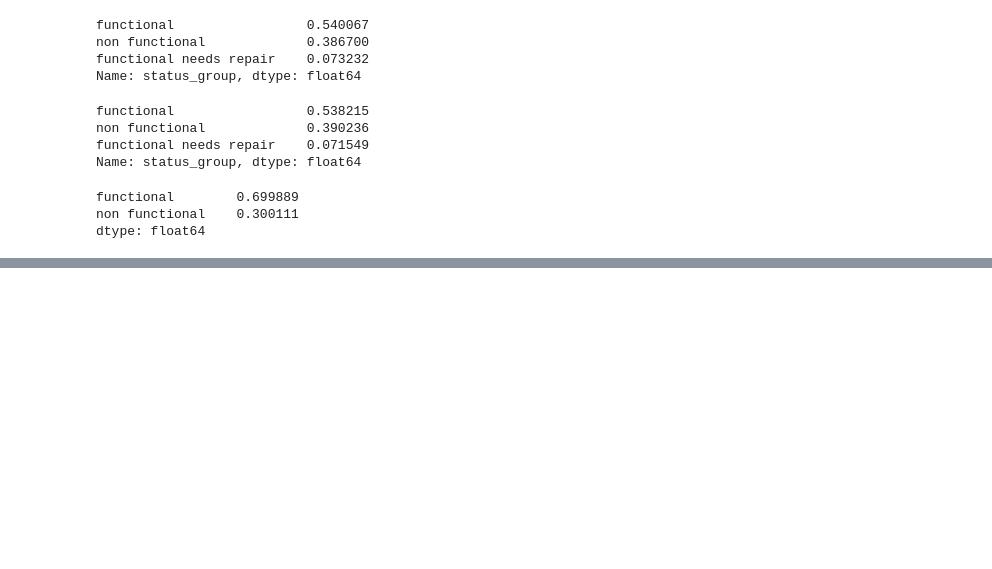
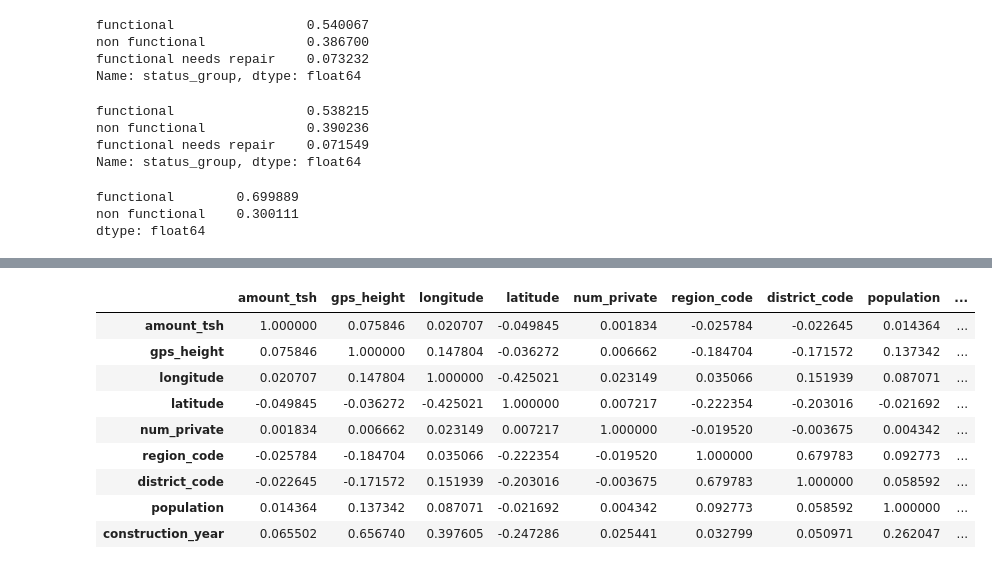
Before and after one commit to bkrant/DS3-Predictive-Modeling-Challenge, a Jupyter notebook: WaterPump_Kaggle.ipynb, the cells around one changed output, grey strips where cells are left out. Cells and saved outputs as stored; diff of their text form; code cells hidden in the pictures; blank space fills up the shorter version.

```diff
--- a/WaterPump_Kaggle.ipynb
+++ b/WaterPump_Kaggle.ipynb
@@ -216,0 +420,13 @@ len(y_pred)
+# %%
+X_train.corr()
+# %% [output]
+|  | amount_tsh | gps_height | longitude | latitude | num_private | region_code | district_code | population | ... |
+| amount_tsh | 1.000000 | 0.075846 | 0.020707 | -0.049845 | 0.001834 | -0.025784 | -0.022645 | 0.014364 | ... |
+| gps_height | 0.075846 | 1.000000 | 0.147804 | -0.036272 | 0.006662 | -0.184704 | -0.171572 | 0.137342 | ... |
+| longitude | 0.020707 | 0.147804 | 1.000000 | -0.425021 | 0.023149 | 0.035066 | 0.151939 | 0.087071 | ... |
+| latitude | -0.049845 | -0.036272 | -0.425021 | 1.000000 | 0.007217 | -0.222354 | -0.203016 | -0.021692 | ... |
+| num_private | 0.001834 | 0.006662 | 0.023149 | 0.007217 | 1.000000 | -0.019520 | -0.003675 | 0.004342 | ... |
+| region_code | -0.025784 | -0.184704 | 0.035066 | -0.222354 | -0.019520 | 1.000000 | 0.679783 | 0.092773 | ... |
+| district_code | -0.022645 | -0.171572 | 0.151939 | -0.203016 | -0.003675 | 0.679783 | 1.000000 | 0.058592 | ... |
+| population | 0.014364 | 0.137342 | 0.087071 | -0.021692 | 0.004342 | 0.092773 | 0.058592 | 1.000000 | ... |
+| construction_year | 0.065502 | 0.656740 | 0.397605 | -0.247286 | 0.025441 | 0.032799 | 0.050971 | 0.262047 | ... |
```
Also changed, not shown: parts of 50 cells of this notebook.
